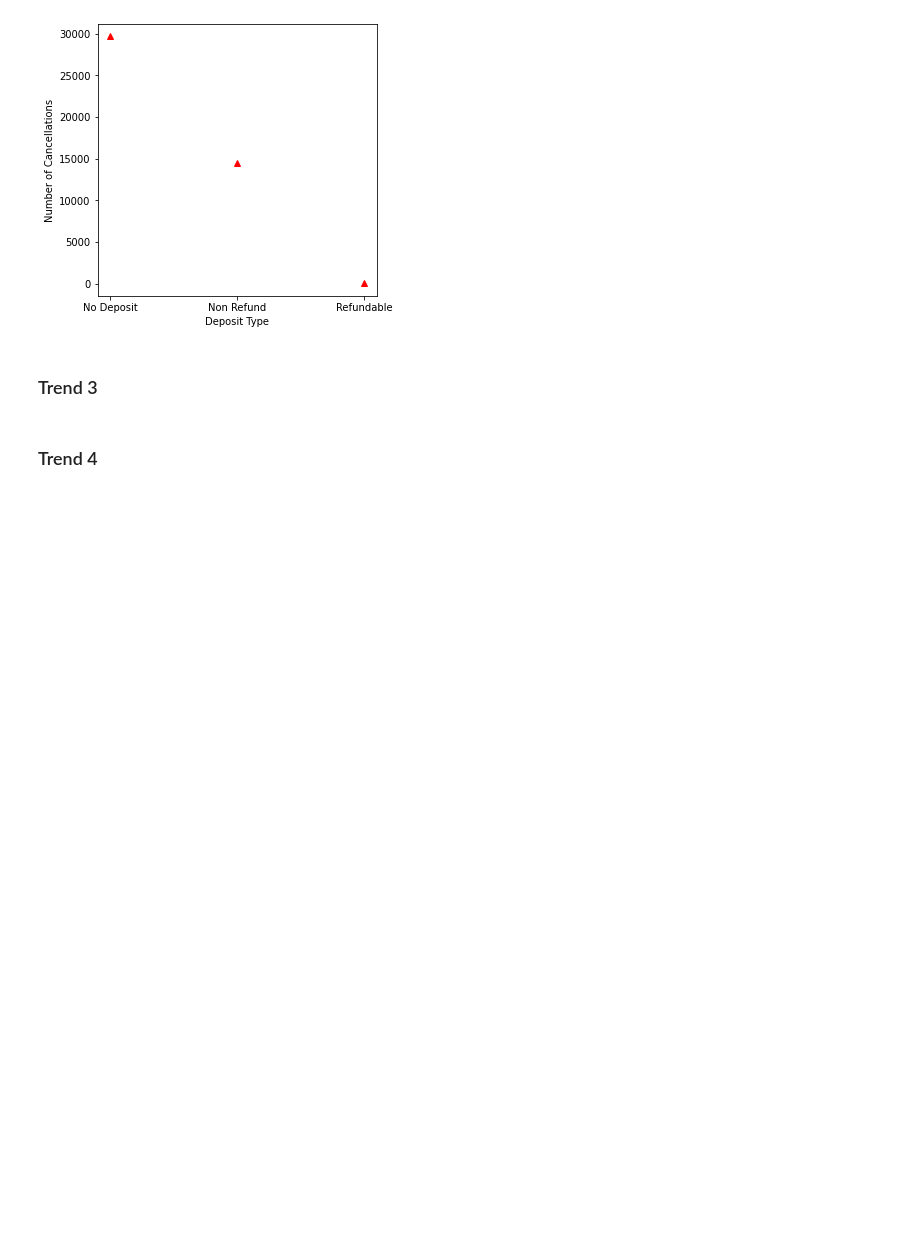
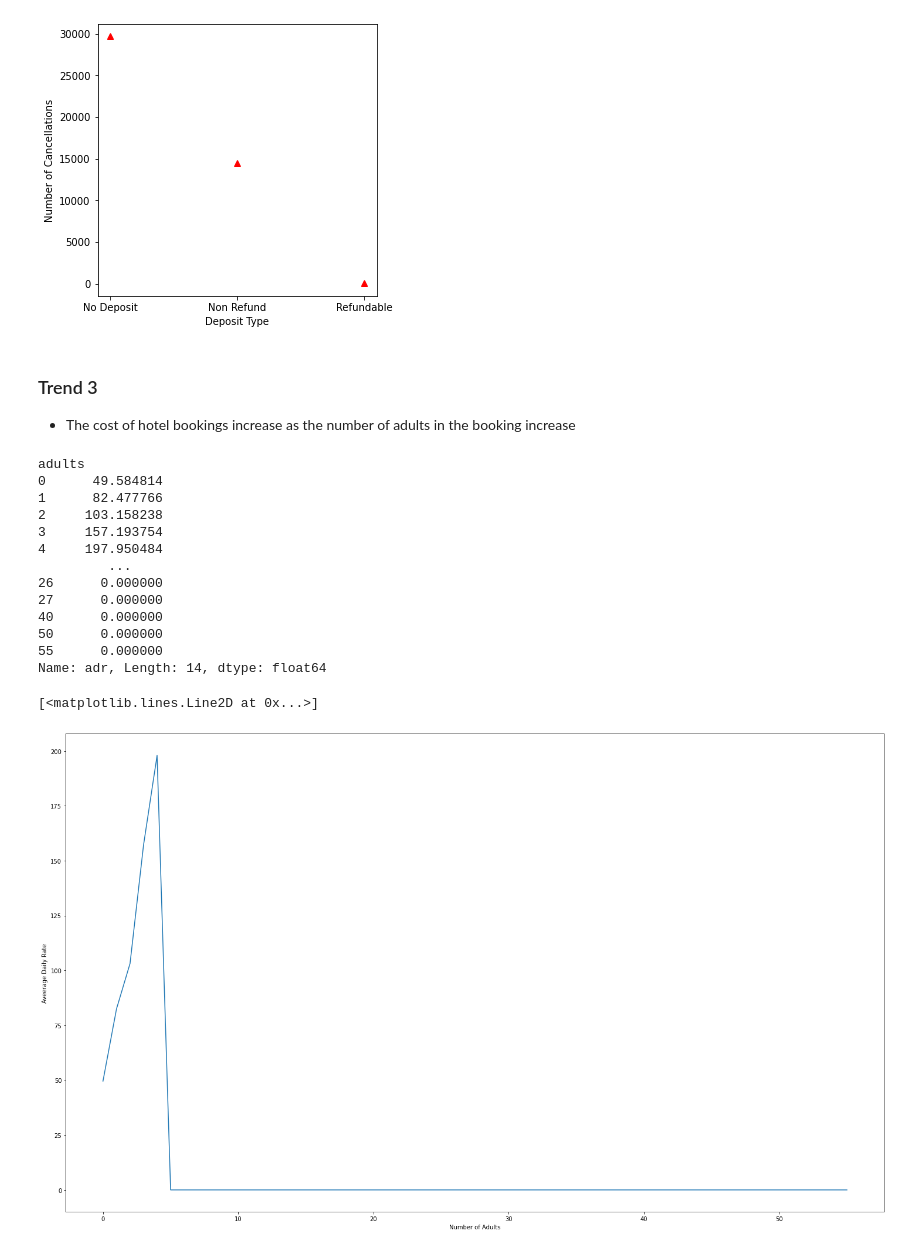
Before and after one commit to prakharpratapmall/Learning-form-Errors, a Jupyter notebook: Assignment-1/200698_Assignment1.ipynb, the cells around one changed output. Cells and saved outputs as stored; diff of their text form; code cells hidden in the pictures; blank space fills up the shorter version.

```diff
--- a/Assignment-1/200698_Assignment1.ipynb
+++ b/Assignment-1/200698_Assignment1.ipynb
@@ -176,7 +176,29 @@ Non Refund    14494
 Refundable       36
 [<matplotlib.lines.Line2D at 0x...>]
 [figure]
-# %% [markdown]
-### Trend 3
-# %% [markdown]
-### Trend 4
+# %% [markdown]
+### Trend 3
+- The cost of hotel bookings increase as the number of adults in the booking increase
+# %%
+cost_to_adult = dataset.groupby("adults").adr.mean()
+print(cost_to_adult)
+plt.figure(figsize=(25,15))
+plt.xlabel("Number of Adults")
+plt.ylabel("Aveerage Daily Rate")
+plt.plot(cost_to_adult.index,cost_to_adult.values)
+# %% [output]
+adults
+0      49.584814
+1      82.477766
+2     103.158238
+3     157.193754
+4     197.950484
+         ...
+26      0.000000
+27      0.000000
+40      0.000000
+50      0.000000
+55      0.000000
+Name: adr, Length: 14, dtype: float64
+[<matplotlib.lines.Line2D at 0x...>]
+[figure, added]
```
Also changed, not shown: parts of 3 cells of this notebook.
